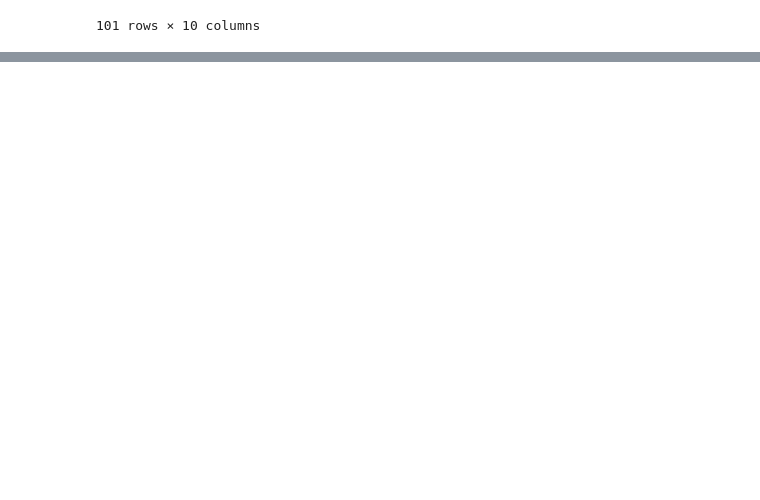
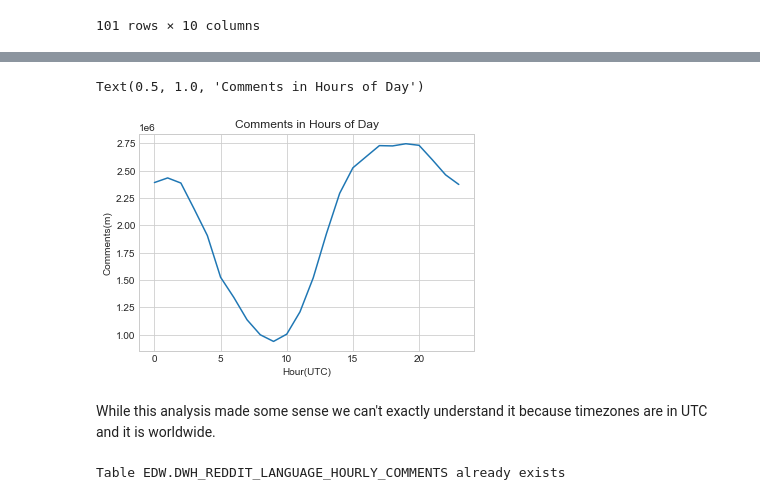
Before and after one commit to uguraskar/reddit_analysis, a Jupyter notebook: reddit_analysis.ipynb, the cells around one changed output, grey strips where cells are left out. Drawn from its saved outputs; the diff is of its cells as text; code cells hidden in the pictures; blank space fills up the shorter version.

```diff
--- a/reddit_analysis.ipynb
+++ b/reddit_analysis.ipynb
@@ -627,0 +699,9 @@ Inserted rows between 4240001 and 4250000
+# %%
+sql_command = """
+SELECT
+*
+FROM "EDW"."DWH_REDDIT_HOURLY_COMMENTS";
+"""
+df_hourly_comments = pd.read_sql(sql_command,conn)
+df_hourly_comments['percentage'] = round(df_hourly_comments['percentage'],ndigits=4)*100
+df_hourly_comments.head(24)
@@ -627,0 +726,44 @@ Inserted rows between 4240001 and 4250000
+# %%
+import matplotlib.pyplot as plt
+plt.style.use('seaborn-whitegrid')
+
+plt.plot(df_hourly_comments['utc_hour'], df_hourly_comments['comment_count'])
+plt.xlabel('Hour(UTC)')
+plt.ylabel('Comments(m)')
+plt.title('Comments in Hours of Day')
+# %% [output]
+Text(0.5, 1.0, 'Comments in Hours of Day')
+[figure, added]
+# %% [markdown]
+While this analysis made some sense we can't exactly understand it because timezones are in UTC and it is worldwide.
+# %%
+if(check_if_table_exists('EDW','DWH_REDDIT_LANGUAGE_HOURLY_COMMENTS')):
+    print('Table EDW.DWH_REDDIT_LANGUAGE_HOURLY_COMMENTS already exists')
+else:
+    start_time = math.trunc(time.time())
+    cur.execute("""
+    CREATE TABLE "EDW"."DWH_REDDIT_LANGUAGE_HOURLY_COMMENTS" AS
+    WITH COMMENT_HOURLY AS(
+    SELECT
+    COMMENT_LANGUAGE_CODE AS LANGUAGE_CODE,
+    COMMENT_LANGUAGE AS LANGUAGE,
+    EXTRACT('HOUR' FROM DATE) AS UTC_HOUR,
+    COUNT(*) AS COMMENT_COUNT
+    FROM "EDW"."DWH_REDDIT_COMMENTS_DETAIL"
+    WHERE 1=1
+    GROUP BY
+    COMMENT_LANGUAGE_CODE,
+    COMMENT_LANGUAGE,
+    EXTRACT('HOUR' FROM DATE)
+    )
+    SELECT
+    CH.*,
+    SUM(COMMENT_COUNT) OVER(PARTITION BY LANGUAGE_CODE) AS TOTAL_COMMENT_COUNT,
+    COMMENT_COUNT/SUM(COMMENT_COUNT) OVER(PARTITION BY LANGUAGE_CODE) AS PERCENTAGE
+    FROM COMMENT_HOURLY CH;
+    """)
+    end_time = math.trunc(time.time())
+    cur.execute('COMMIT;')
+    print("Table EDW.DWH_REDDIT_LANGUAGE_HOURLY_COMMENTS created in {execute_time} seconds".format(execute_time=end_time-start_time))
+# %% [output]
+Table EDW.DWH_REDDIT_LANGUAGE_HOURLY_COMMENTS already exists
```
Also changed, not shown: parts of 26 cells of this notebook, 4 other files.
